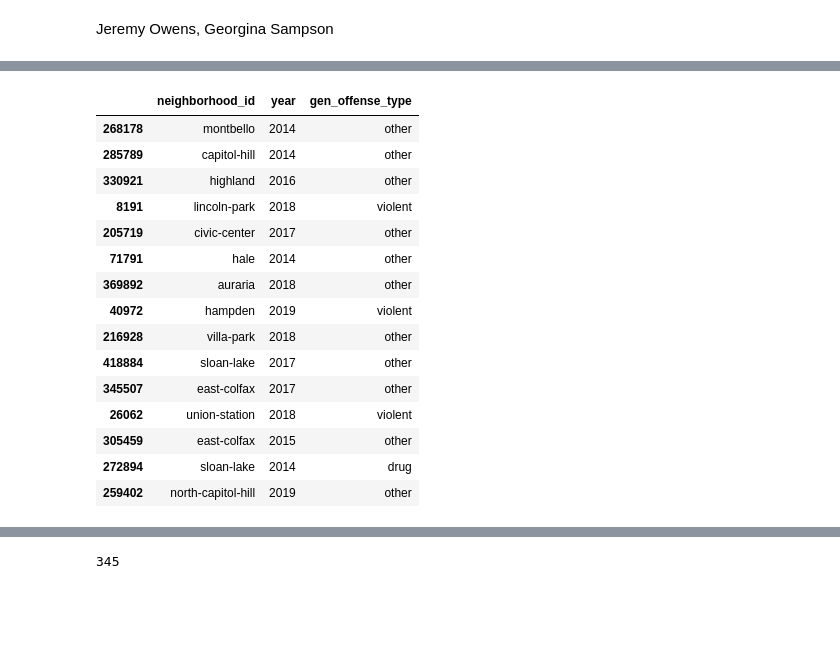
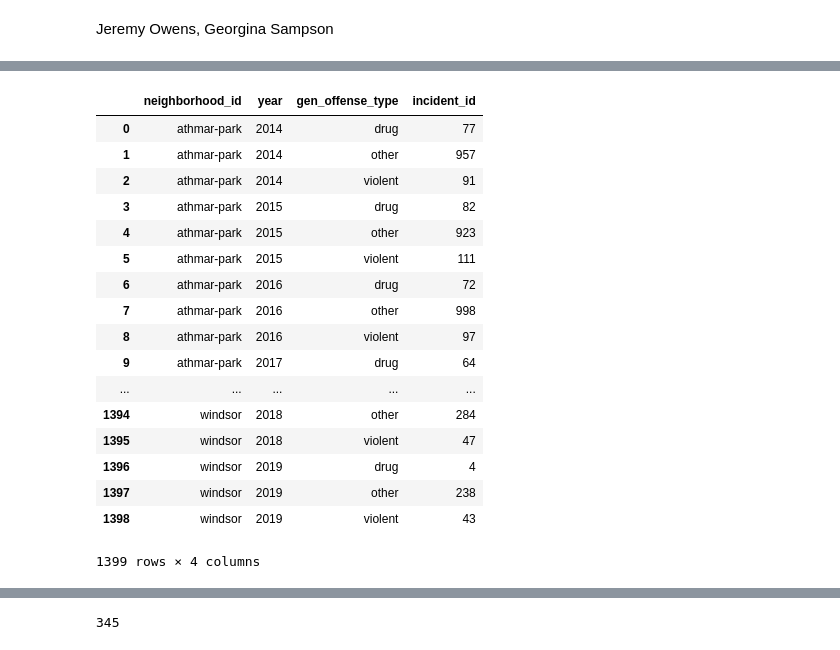
Before and after one commit to zapatos24/Mod_3_Final_Project, a Jupyter notebook: mod_3_final_project_jeremy_wip.ipynb, the cells around one changed output, grey strips where cells are left out. Cells and saved outputs as stored; diff of their text form; code cells hidden in the pictures; blank space fills up the shorter version.

```diff
--- a/mod_3_final_project_jeremy_wip.ipynb
+++ b/mod_3_final_project_jeremy_wip.ipynb
@@ -77,22 +78,26 @@ crime_data_short.sample(10)
-# %%
-crime_data_short.sample(15)
-# %% [output]
-|  | neighborhood_id | year | gen_offense_type |
-| 268178 | montbello | 2014 | other |
-| 285789 | capitol-hill | 2014 | other |
-| 330921 | highland | 2016 | other |
-| 8191 | lincoln-park | 2018 | violent |
-| 205719 | civic-center | 2017 | other |
-| 71791 | hale | 2014 | other |
-| 369892 | auraria | 2018 | other |
-| 40972 | hampden | 2019 | violent |
-| 216928 | villa-park | 2018 | other |
-| 418884 | sloan-lake | 2017 | other |
-| 345507 | east-colfax | 2017 | other |
-| 26062 | union-station | 2018 | violent |
-| 305459 | east-colfax | 2015 | other |
-| 272894 | sloan-lake | 2014 | drug |
-| 259402 | north-capitol-hill | 2019 | other |
+# %%
+crime_data_grouped = crime_data_short.groupby(['neighborhood_id', 'year', 'gen_offense_type']).count()
+crime_data_grouped = crime_data_grouped.reset_index()
+crime_data_grouped
+# %% [output]
+|  | neighborhood_id | year | gen_offense_type | incident_id |
+| 0 | athmar-park | 2014 | drug | 77 |
+| 1 | athmar-park | 2014 | other | 957 |
+| 2 | athmar-park | 2014 | violent | 91 |
+| 3 | athmar-park | 2015 | drug | 82 |
+| 4 | athmar-park | 2015 | other | 923 |
+| 5 | athmar-park | 2015 | violent | 111 |
+| 6 | athmar-park | 2016 | drug | 72 |
+| 7 | athmar-park | 2016 | other | 998 |
+| 8 | athmar-park | 2016 | violent | 97 |
+| 9 | athmar-park | 2017 | drug | 64 |
+| ... | ... | ... | ... | ... |
+| 1394 | windsor | 2018 | other | 284 |
+| 1395 | windsor | 2018 | violent | 47 |
+| 1396 | windsor | 2019 | drug | 4 |
+| 1397 | windsor | 2019 | other | 238 |
+| 1398 | windsor | 2019 | violent | 43 |
+1399 rows × 4 columns
 # %%
 dispensary_data.columns = [x.lower().replace(' ', '_') for x in dispensary_data.columns]
 dispensary_data = dispensary_data[['business_file_number', 'license_type', 'facility_zip_code']]
```
Also changed, not shown: parts of 16 cells of this notebook.
